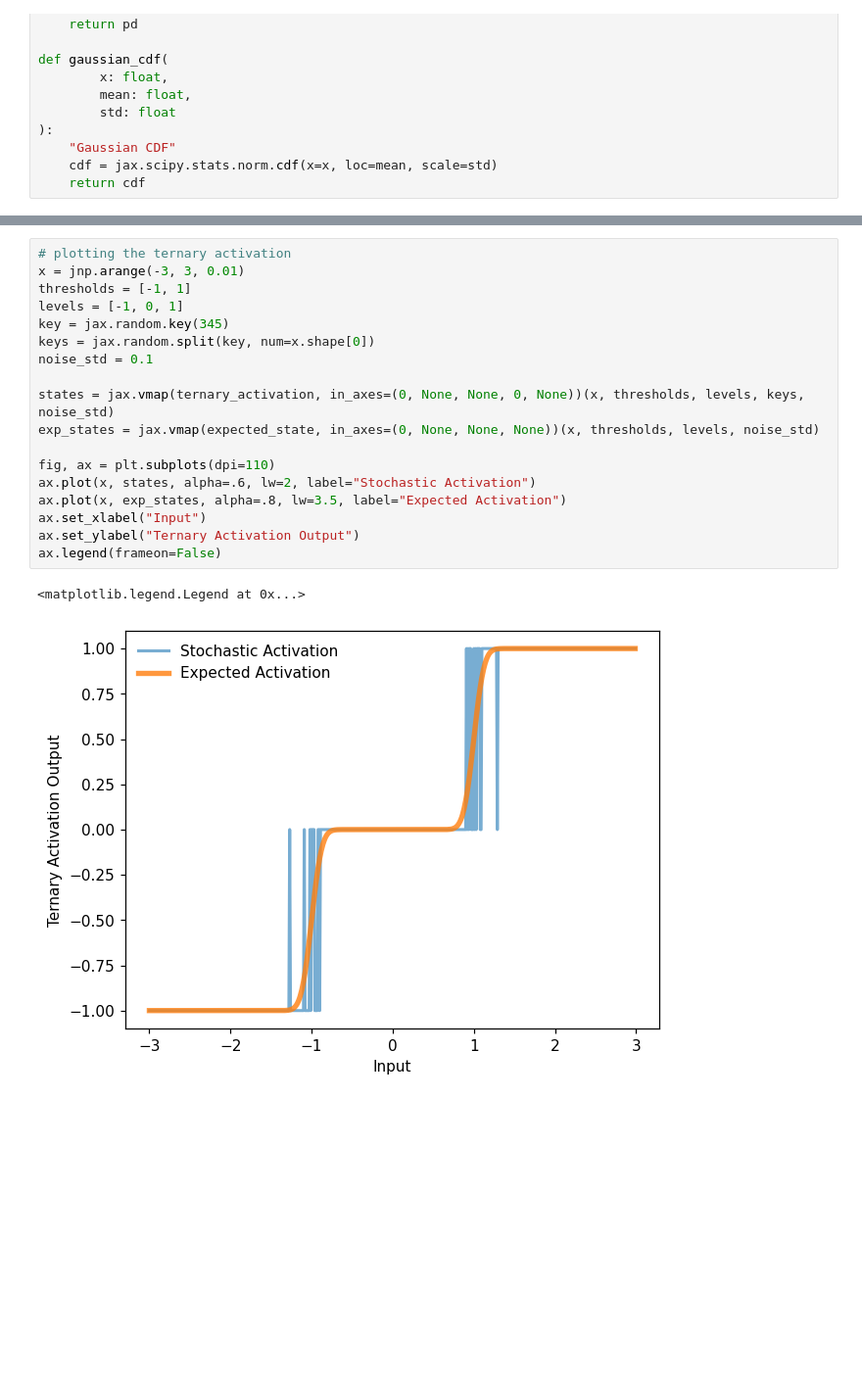
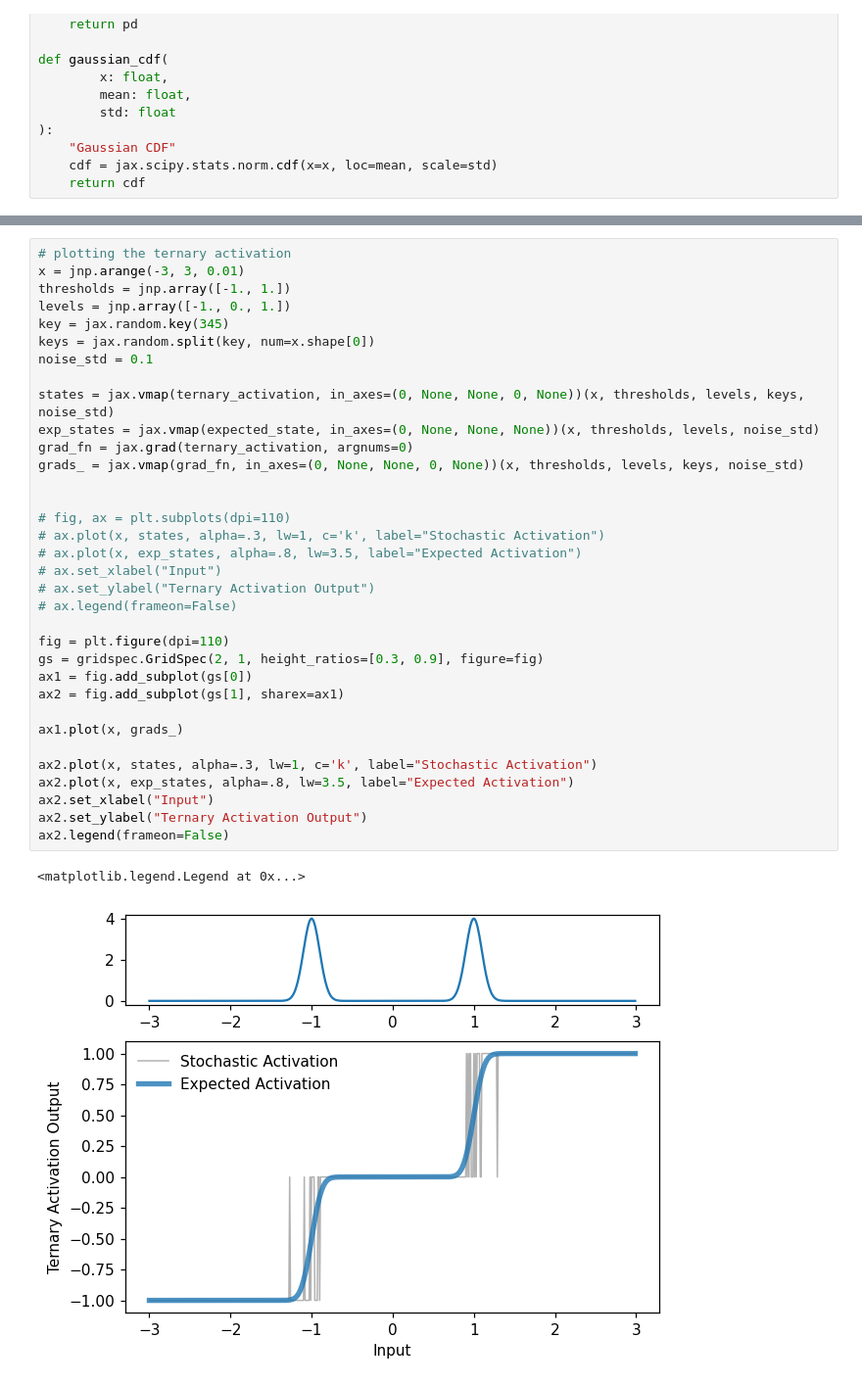
Before and after one commit to vjaltare/sawy, a Jupyter notebook: notebooks/trident_gradients_notebook.ipynb, the cells around one changed output, grey strips where cells are left out. Shown at 98% size. Saved outputs shown, nothing was run; the diff lists cells and outputs as text; blank space fills up the shorter version.

Commit message:
updated ternery activation up. TODO: transfger to .py file

```diff
--- a/notebooks/trident_gradients_notebook.ipynb
+++ b/notebooks/trident_gradients_notebook.ipynb
@@ -103,21 +143,37 @@ def expected_state(
 # %%
 # plotting the ternary activation
 x = jnp.arange(-3, 3, 0.01)
-thresholds = [-1, 1]
-levels = [-1, 0, 1]
+thresholds = jnp.array([-1., 1.])
+levels = jnp.array([-1., 0., 1.])
 key = jax.random.key(345)
 keys = jax.random.split(key, num=x.shape[0])
 noise_std = 0.1
 
 states = jax.vmap(ternary_activation, in_axes=(0, None, None, 0, None))(x, thresholds, levels, keys, noise_std)
 exp_states = jax.vmap(expected_state, in_axes=(0, None, None, None))(x, thresholds, levels, noise_std)
+grad_fn = jax.grad(ternary_activation, argnums=0)
+grads_ = jax.vmap(grad_fn, in_axes=(0, None, None, 0, None))(x, thresholds, levels, keys, noise_std)
 
-fig, ax = plt.subplots(dpi=110)
-ax.plot(x, states, alpha=.6, lw=2, label="Stochastic Activation")
-ax.plot(x, exp_states, alpha=.8, lw=3.5, label="Expected Activation")
-ax.set_xlabel("Input")
-ax.set_ylabel("Ternary Activation Output")
-ax.legend(frameon=False)
+
+# fig, ax = plt.subplots(dpi=110)
+# ax.plot(x, states, alpha=.3, lw=1, c='k', label="Stochastic Activation")
+# ax.plot(x, exp_states, alpha=.8, lw=3.5, label="Expected Activation")
+# ax.set_xlabel("Input")
+# ax.set_ylabel("Ternary Activation Output")
+# ax.legend(frameon=False)
+
+fig = plt.figure(dpi=110)
+gs = gridspec.GridSpec(2, 1, height_ratios=[0.3, 0.9], figure=fig)
+ax1 = fig.add_subplot(gs[0])
+ax2 = fig.add_subplot(gs[1], sharex=ax1)
+
+ax1.plot(x, grads_)
+
+ax2.plot(x, states, alpha=.3, lw=1, c='k', label="Stochastic Activation")
+ax2.plot(x, exp_states, alpha=.8, lw=3.5, label="Expected Activation")
+ax2.set_xlabel("Input")
+ax2.set_ylabel("Ternary Activation Output")
+ax2.legend(frameon=False)
 # %% [output]
 <matplotlib.legend.Legend at 0x...>
-[figure, old version]
+[figure, new version]
```
Also changed, not shown: parts of 2 cells of this notebook.
